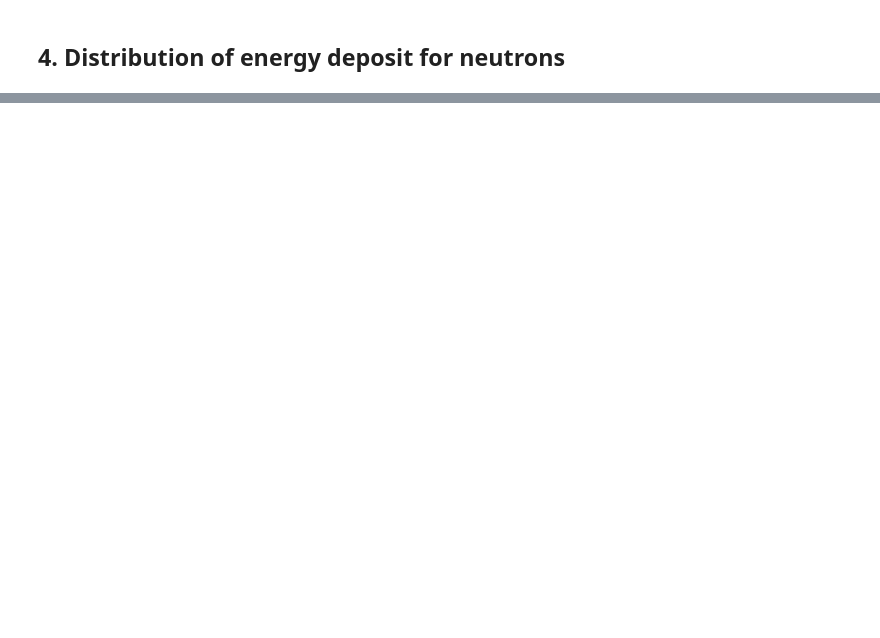
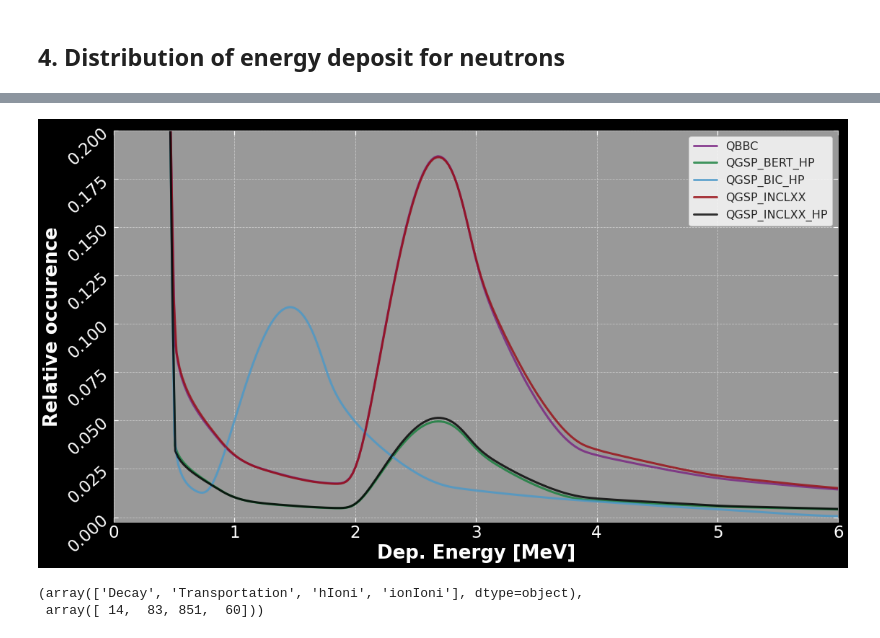
Before and after one commit to masterdesky/ELTE-sci-mod-lab-2021, a Jupyter notebook: project/notebooks/analysis.ipynb, the cells around one changed output, grey strips where cells are left out. Drawn from its saved outputs; the diff is of its cells as text; code cells hidden in the pictures; blank space fills up the shorter version.

```diff
--- a/project/notebooks/analysis.ipynb
+++ b/project/notebooks/analysis.ipynb
@@ -201,0 +308,50 @@ plt.show()
+# %%
+kdes = {p : {} for p in physics}
+
+kernel = 'epanechnikov' # ['gaussian', 'tophat', 'epanechnikov']
+for phys_name in physics:
+
+    data_flt = np.array(data[phys_name].loc[(data[phys_name]['Volume'].str.startswith('Counter')),['Edep']])
+    kdes[phys_name]['Y'] = data_flt.reshape(-1, 1)
+    kdes[phys_name]['X'] = np.linspace(0, np.max(kdes[phys_name]['Y']), 1000)[:, np.newaxis]
+    kdes[phys_name]['kde'] = KernelDensity(kernel=kernel, bandwidth=0.5).fit(kdes[phys_name]['Y'])
+    kdes[phys_name]['log_dens'] = kdes[phys_name]['kde'].score_samples(kdes[phys_name]['X'])
+# %%
+fig, axes = plt.subplots(figsize=(18, 10),
+                         facecolor='black', subplot_kw={'facecolor' : '.6'})
+
+colors = [
+    cm.magma(0.35),
+    cm.Greens(0.8),
+    cm.Blues(0.6),
+    cm.Reds(0.9),
+    'black'
+]
+
+for color, phys_name in zip(colors, physics):
+
+    X = kdes[phys_name]['X']
+    log_dens = kdes[phys_name]['log_dens']
+    axes.plot(X[:,0], np.exp(log_dens), color=color, lw=3, alpha=0.8,
+              linestyle='-', label=phys_name)
+
+axes.set_xlim(0, 6)
+axes.set_ylim(-0.0025, 0.2)
+
+axes.set_xlabel('Dep. Energy [MeV]', fontsize=axislabelsize, fontweight='bold', color='white')
+axes.set_ylabel('Relative occurence', fontsize=axislabelsize, fontweight='bold', color='white')
+axes.tick_params(axis='both', which='major', labelsize=axisticksize, colors='white')
+axes.tick_params(axis='y', which='major', labelsize=axisticksize, colors='white', rotation=42)
+
+axes.legend(loc='upper right', fontsize=axislegendsize)
+
+if not os.path.exists(OUTDIR):
+    os.makedirs(OUTDIR)
+plt.savefig(OUTDIR + 'energy_dist_full_concat_E{0}.png'.format(E),
+            format='png', dpi=200,
+            facecolor='black', edgecolor='black',
+            bbox_inches='tight')
+
+plt.show()
+# %% [output]
+[figure, added]
@@ -201,0 +371,5 @@ plt.show()
+# %%
+uniques[physics[3]]
+# %% [output]
+(array(['Decay', 'Transportation', 'hIoni', 'ionIoni'], dtype=object),
+ array([ 14,  83, 851,  60]))
```
Also changed, not shown: parts of 21 cells of this notebook, 21 other files.
